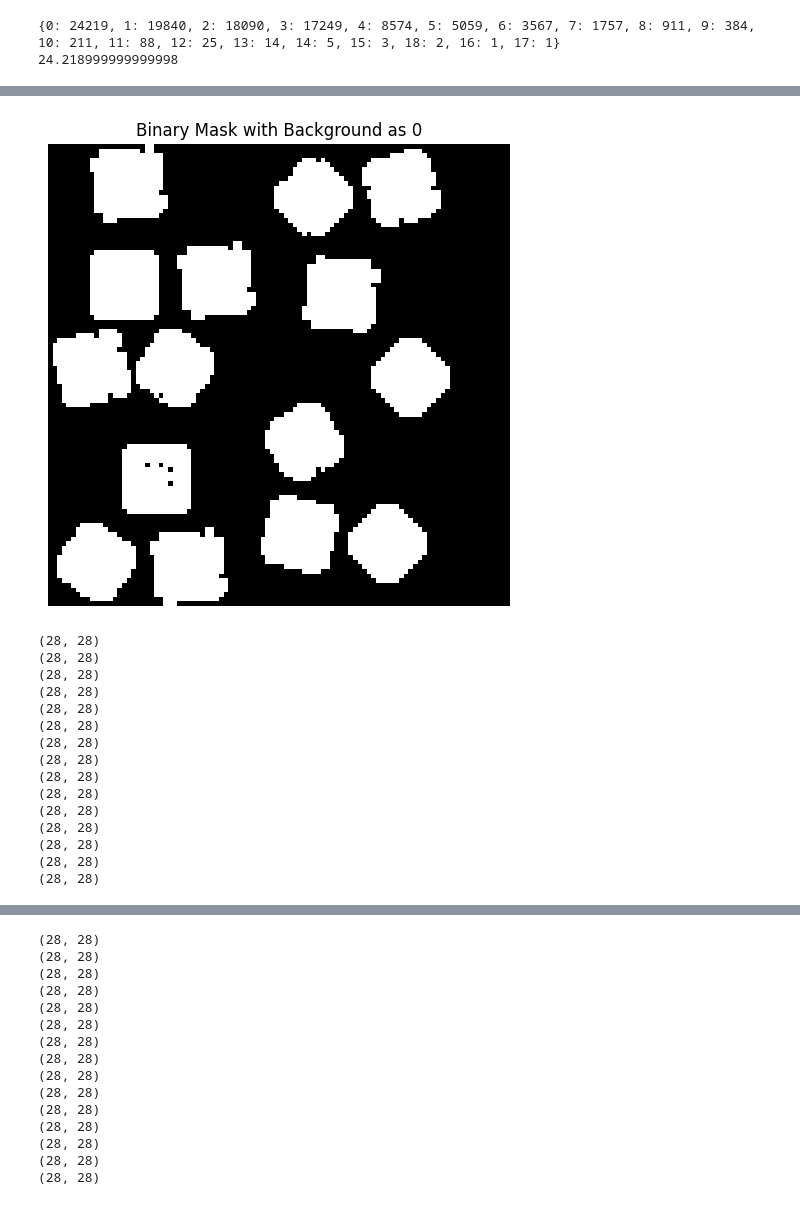
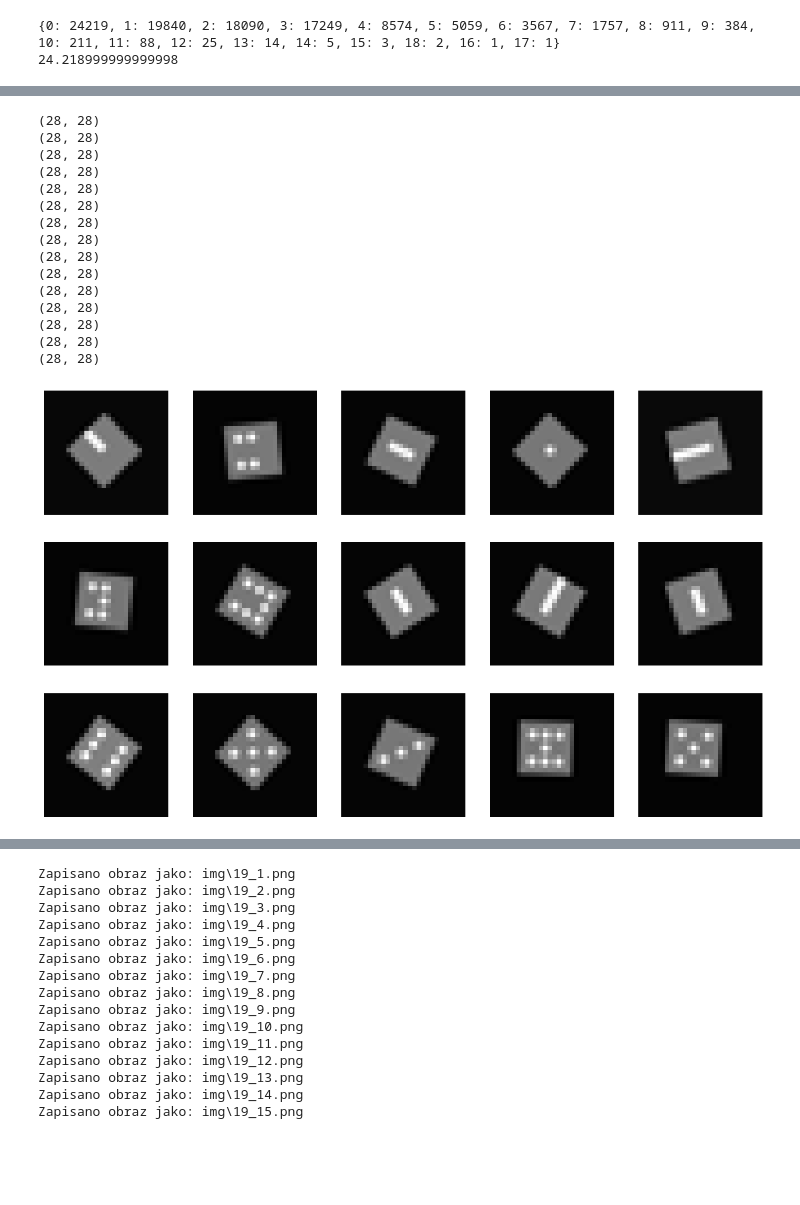
Before and after one commit to Czarkowski/ZTSI_Project, a Jupyter notebook: main dice balanced ZTSI Cezary Tytko.ipynb, the cells around one changed output, grey strips where cells are left out. Cells and saved outputs as stored; diff of their text form; code cells hidden in the pictures; blank space fills up the shorter version.

```diff
--- a/main dice balanced ZTSI Cezary Tytko.ipynb
+++ b/main dice balanced ZTSI Cezary Tytko.ipynb
@@ -380,17 +391,15 @@ print(posortowany_slownik[0] / dice5_count * 100)
 {0: 24219, 1: 19840, 2: 18090, 3: 17249, 4: 8574, 5: 5059, 6: 3567, 7: 1757, 8: 911, 9: 384, 10: 211, 11: 88, 12: 25, 13: 14, 14: 5, 15: 3, 18: 2, 16: 1, 17: 1}
 24.218999999999998
 # %%
-image_dice = dice_x[4]
-plt.imshow(image_dice, cmap='gray')
-plt.title(f'Dice {index_100000}, value: {dice_y[index_100000]}')
-plt.axis('off')  # Wyłącz osie
-plt.show()
+image_dice = dice_x[19]
 x = extract_dice_images_from_array_background_base(image_dice)
 show_dice_images(x)
 
-reduced = []
-for img in x:
-    reduced.append(reduce_grayscale_colors(img, 3))
+# reduced = []
+# for img in x:
+#     reduced.append(reduce_grayscale_colors(img, 3))
 
-show_dice_images(reduced)
+# show_dice_images(reduced)
+
+save_img(x, "19")
 # %% [output]
@@ -398,16 +407,16 @@ show_dice_images(reduced)
+(28, 28)
+(28, 28)
+(28, 28)
+(28, 28)
+(28, 28)
+(28, 28)
+(28, 28)
+(28, 28)
+(28, 28)
+(28, 28)
+(28, 28)
+(28, 28)
+(28, 28)
+(28, 28)
+(28, 28)
-[figure, old version]
+[figure, new version]
-(28, 28)
-(28, 28)
-(28, 28)
-(28, 28)
-(28, 28)
-(28, 28)
-(28, 28)
-(28, 28)
-(28, 28)
-(28, 28)
-(28, 28)
-(28, 28)
-(28, 28)
-(28, 28)
-(28, 28)
@@ -415,15 +423,15 @@ show_dice_images(reduced)
-(28, 28)
-(28, 28)
-(28, 28)
-(28, 28)
-(28, 28)
-(28, 28)
-(28, 28)
-(28, 28)
-(28, 28)
-(28, 28)
-(28, 28)
-(28, 28)
-(28, 28)
-(28, 28)
-(28, 28)
+Zapisano obraz jako: img\19_1.png
+Zapisano obraz jako: img\19_2.png
+Zapisano obraz jako: img\19_3.png
+Zapisano obraz jako: img\19_4.png
+Zapisano obraz jako: img\19_5.png
+Zapisano obraz jako: img\19_6.png
+Zapisano obraz jako: img\19_7.png
+Zapisano obraz jako: img\19_8.png
+Zapisano obraz jako: img\19_9.png
+Zapisano obraz jako: img\19_10.png
+Zapisano obraz jako: img\19_11.png
+Zapisano obraz jako: img\19_12.png
+Zapisano obraz jako: img\19_13.png
+Zapisano obraz jako: img\19_14.png
+Zapisano obraz jako: img\19_15.png
```
Also changed, not shown: parts of 17 cells of this notebook, 1 other file.
